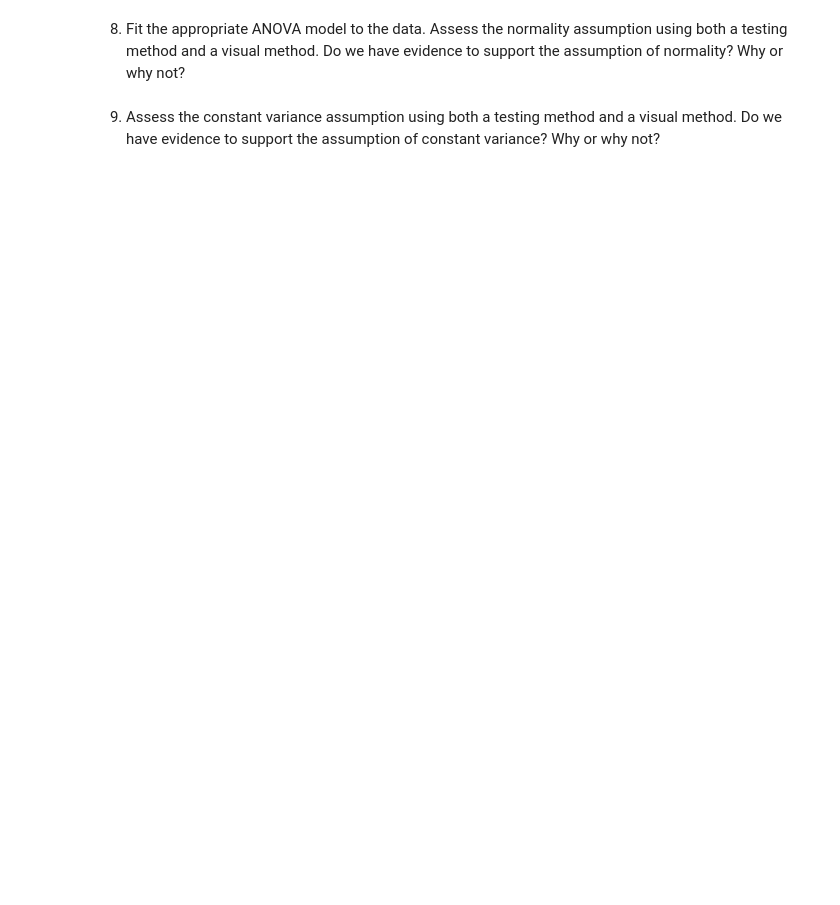
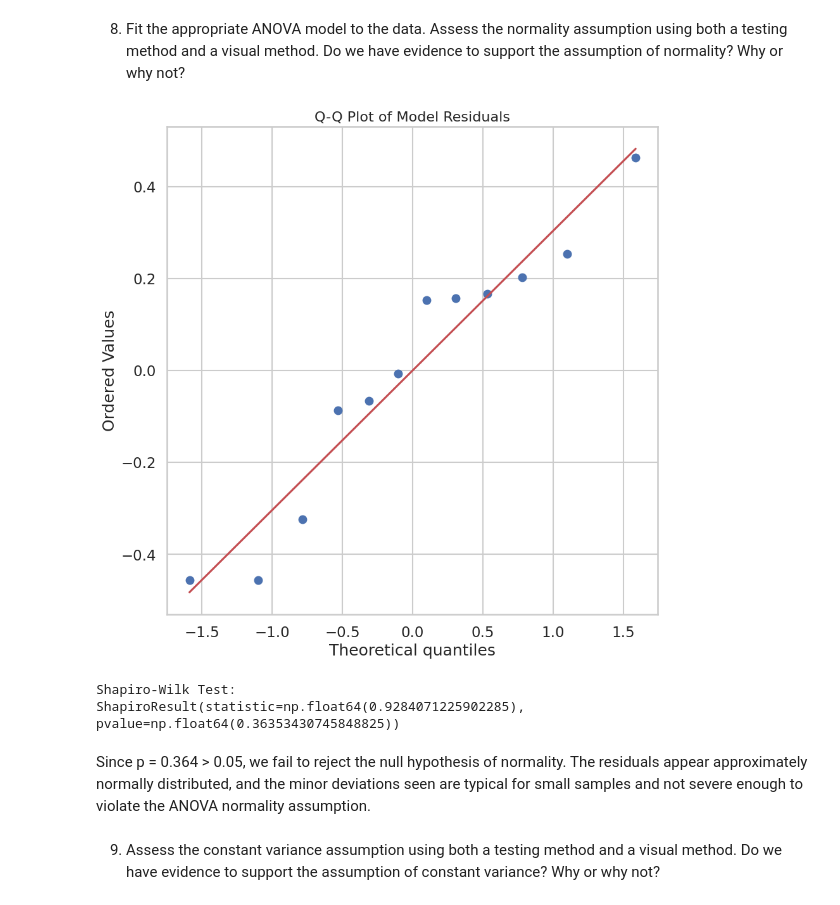
Before and after one commit to shahrukh-malikk/STAT-7220-Applied-Experimental-Design, a Jupyter notebook: Assignments/HW3/STAT-7220-HW3.ipynb, the cells around one changed output. Drawn from its saved outputs; the diff is of its cells as text; code cells hidden in the pictures; blank space fills up the shorter version.

```diff
--- a/Assignments/HW3/STAT-7220-HW3.ipynb
+++ b/Assignments/HW3/STAT-7220-HW3.ipynb
@@ -416,6 +571,36 @@ Athlete differences, Environmental conditions during testing and Device wear and
 8.  Fit the appropriate ANOVA model to the data. Assess the normality assumption using both a testing method and a visual method. Do we have evidence to support the assumption of normality? Why or why not?
 # %%
 ## Question 8 Code ##
+
+## Fit the ANOVA model ##
+model_data = ols('Satisfaction ~ C(GPS_Accuracy)*C(Battery_Life)*C(Display)',
+          data=data).fit()
+
+## Normality Assumption Check
+
+## Extract model residuals ##
+residuals = model_data.resid
+
+## Q-Q Plot ##
+fig = plt.figure(figsize=(10, 10))
+ax = fig.add_subplot(111)
+
+stats.probplot(residuals, plot=plt)
+ax.set_title("Q-Q Plot of Model Residuals", fontsize=16)
+
+plt.show()
+
+## Shapiro-Wilk Test ##
+print("Shapiro-Wilk Test:")
+print(stats.shapiro(residuals))
+
+bp_test = het_breuschpagan(residuals, model.model.exog)
+# %% [output]
+[figure, added]
+Shapiro-Wilk Test:
+ShapiroResult(statistic=np.float64(0.9284071225902285), pvalue=np.float64(0.36353430745848825))
+# %% [markdown]
+Since p = 0.364 > 0.05, we fail to reject the null hypothesis of normality. The residuals appear approximately normally distributed, and the minor deviations seen are typical for small samples and not severe enough to violate the ANOVA normality assumption.
 # %% [markdown]
 
 9.  Assess the constant variance assumption using both a testing method and a visual method. Do we have evidence to support the assumption of constant variance? Why or why not?
```
Also changed, not shown: parts of 15 cells of this notebook.
